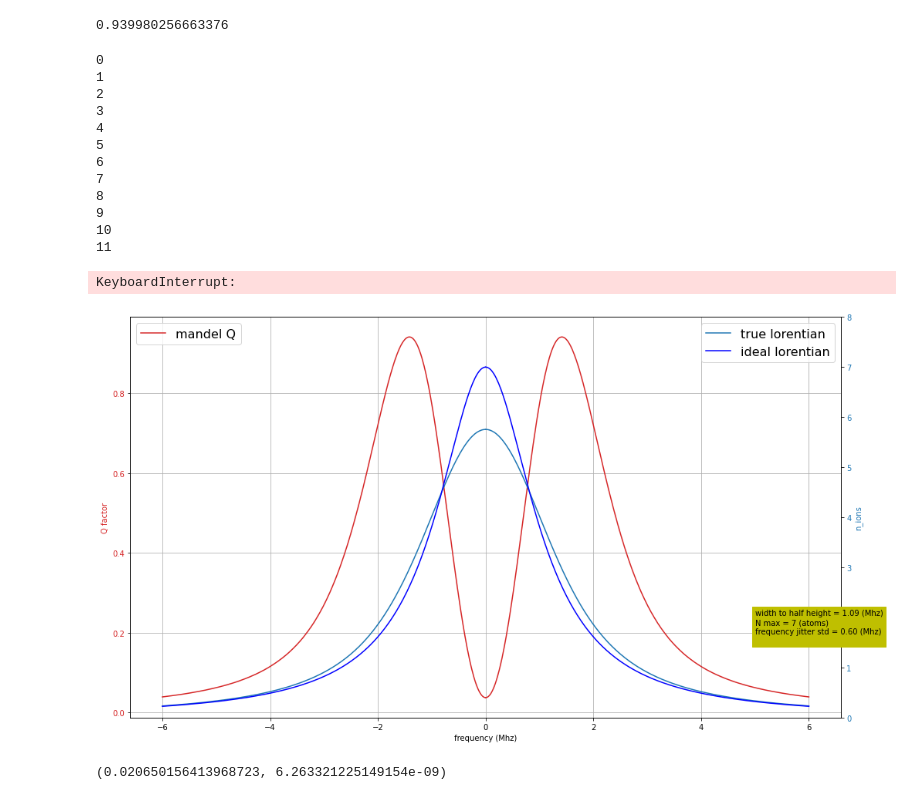
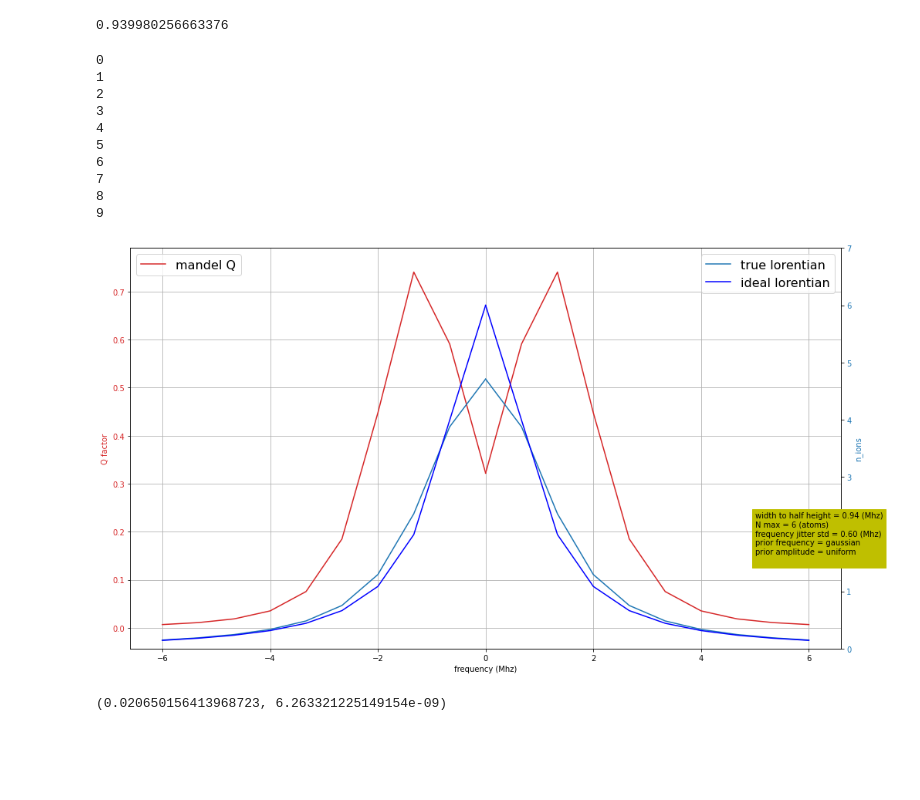
Before and after one commit to Valerio-Amico/Lab-Rydberg, a Jupyter notebook: Q_simulations/theoretical_approach.ipynb, the cells around one changed output. Drawn from its saved outputs; the diff is of its cells as text; code cells hidden in the pictures; blank space fills up the shorter version.

```diff
--- a/Q_simulations/theoretical_approach.ipynb
+++ b/Q_simulations/theoretical_approach.ipynb
@@ -88,7 +88,7 @@ n_max = 6
 g = 2*780/1013-0.6
 
 ## f_std : standard deviation of the frequency gaussian noise.
-f_std = 0.6
+f_std = 0.4
 
 ## f0_vals : values of detuning to sample all the lorentian.
 f0_vals = np.linspace(0, 6, 300)
@@ -153,7 +153,7 @@ for f0 in f0_vals:
 Next data are saved in a file, so that one can plot them enytime.
 # %%
 nome="freq_jitter02"
-f=open("dati/"+nome,"w")
+#f=open("dati/"+nome,"w")
 
 f.write("#n_max:%.4f g:%.4f f_std:%.4f\n" %(n_max, g, f_std))
 for i in range(len(f0_vals)):
@@ -236,7 +238,7 @@ f_std = 0.6
 A_std = 0.1
 
 ## f0_vals : values of detuning to sample all the lorentian.
-f0_vals = np.linspace(0, 6, 200)
+f0_vals = np.linspace(0, 6, 10)
 
 ## A0_val : mean value of aplitude of the beam.
 A0_val = 1
@@ -323,8 +325,5 @@ for f0 in f0_vals:
 7
 8
 9
-10
-11
-KeyboardInterrupt:
 # %%
 nome="freq_and_amp_jitter01"
@@ -346,34 +345,36 @@ ax1.plot(f0_vals, Q, "-", color=color, label="mandel Q")
 ax1.plot(-f0_vals, Q, "-", color=color)
 ax1.tick_params(axis='y', labelcolor=color)
 ax1.set_ylim([min(Q)-0.05,max(Q)+0.05])
 
 ax2 = ax1.twinx()  # instantiate a second axes that shares the same x-axis
 
 color = 'tab:blue'
 ax2.set_ylabel('n_ions', color=color)  # we already handled the x-label with ax1
 ax2.plot(f0_vals, n_means, "-", color=color, label="true lorentian")
 ax2.plot(-f0_vals, n_means, "-", color=color)
 ax2.tick_params(axis='y', labelcolor=color)
 ax2.set_ylim([0,n_max+1])
 
 fig.tight_layout()  # otherwise the right y-label is slightly clipped
 ax1.grid()
 
 plt.plot(f0_vals, y, c="b", label="ideal lorentian")
 plt.plot(-f0_vals, y, c="b")
 ax1.legend(loc=2, fontsize=16)
 ax2.legend(loc=1, fontsize=16)
 
 text=""
 text=text+"width to half height = %.2f (Mhz)\n" %g
 text=text+"N max = %d (atoms)\n" %n_max
 text=text+"frequency jitter std = %.2f (Mhz)\n" %f_std
+text=text+"prior frequency = gaussian\n"
+text=text+"prior amplitude = uniform\n"
 
 ax2.text(x=5,y=1.5,s=text,backgroundcolor="y")
 
 plt.show()
 # %% [output]
-[figure, old version]
+[figure, new version]
 # %%
 n=4
 integrating = lambda x, y: exp(-lorentian(x,y,1))*lorentian(x,y,1)**n/fact(n)
```
Also changed, not shown: parts of 3 cells of this notebook, 2 other files.
